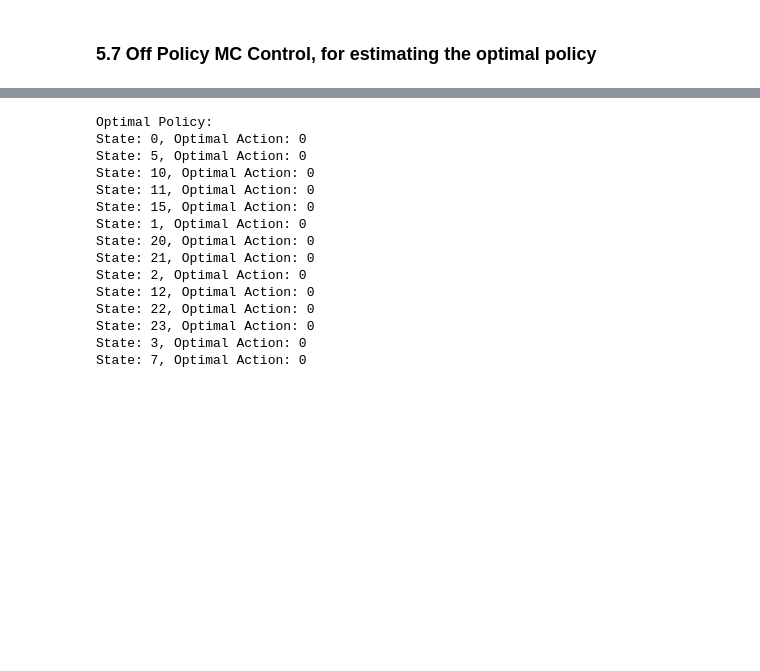
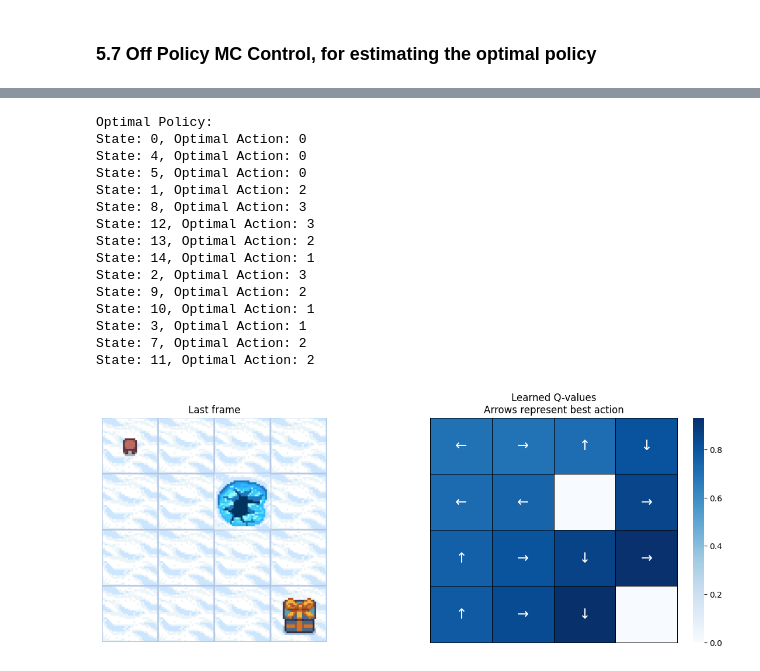
Before and after one commit to NathanZorndorf/reinforcement-learning-barto-sutton, a Jupyter notebook: chapter-5/Monte_Carlo.ipynb, the cells around one changed output, grey strips where cells are left out. Drawn from its saved outputs; the diff is of its cells as text; code cells hidden in the pictures; blank space fills up the shorter version.

```diff
--- a/chapter-5/Monte_Carlo.ipynb
+++ b/chapter-5/Monte_Carlo.ipynb
@@ -746,10 +749,27 @@ class Params(NamedTuple):
     proba_frozen: float  # Probability that a tile is frozen
     savefig_folder: Path  # Root folder where plots are saved
 # %%
+# writen a function that takes a dictionary that contains an array for each key, and returns a numpy array with the same keys and the max value for each array
+def dict_to_array_max(dict, map_size):
+    array = np.zeros(map_size*map_size)
+    for state in dict.keys():
+        array[state] = dict[state].max()
+    return array
+
+# write a function that takes a dictionary that contains an array for each key, and returns a numpy array with the same keys and the argmax value for each array
+def dict_to_array_argmax(dict, map_size):
+    array = np.zeros(map_size*map_size)
+    for state in dict.keys():
+        array[state] = dict[state].argmax()
+    return array
+
+
 def qtable_directions_map(qtable, map_size):
     """Get the best learned action & map it to arrows."""
-    qtable_val_max = qtable.max(axis=1).reshape(map_size, map_size)
-    qtable_best_action = np.argmax(qtable, axis=1).reshape(map_size, map_size)
+    qtable_val_max = dict_to_array_max(qtable, map_size).reshape(map_size, map_size)
+    qtable_best_action = dict_to_array_argmax(qtable, map_size).reshape(map_size, map_size)
+    # qtable_val_max = qtable.max(axis=1).reshape(map_size, map_size)
+    # qtable_best_action = np.argmax(qtable, axis=1).reshape(map_size, map_size)
     directions = {0: "←", 1: "↓", 2: "→", 3: "↑"}
     qtable_directions = np.empty(qtable_best_action.flatten().shape, dtype=str)
     eps = np.finfo(float).eps  # Minimum float number on the machine
@@ -794,60 +814,56 @@ def plot_q_values_map(qtable, env, map_size):
     plt.show()
 # %%
 params = Params(
-    total_episodes=2000,
-    learning_rate=0.8,
+    total_episodes=50000,
+    learning_rate=None,
     gamma=0.95,
-    epsilon=0.1,
-    map_size=5,
+    epsilon=0.5,
+    map_size=4,
     seed=123,
-    is_slippery=False,
-    n_runs=20,
+    is_slippery=True,
+    n_runs=None,
     action_size=None,
     state_size=None,
     proba_frozen=0.9,
     savefig_folder=Path("./"),
 )
 
 env = gym.make(
     "FrozenLake-v1",
     is_slippery=params.is_slippery,
     render_mode="rgb_array",
     desc=generate_random_map(
         size=params.map_size, p=params.proba_frozen, seed=params.seed
     ),
 )
 
-# Set hyperparameters
-num_episodes = 1000
-epsilon = 0.1
-gamma = 0.9  # No discounting for simplicity
 
 # Run on-policy Monte Carlo control
-optimal_Q, optimal_policy = off_policy_monte_carlo_control(env, num_episodes, epsilon, gamma)
+optimal_Q, optimal_policy = off_policy_monte_carlo_control(env, params.total_episodes, params.epsilon, params.gamma)
 
 # Display the optimal policy
 print("Optimal Policy:")
 for state, action_values in optimal_Q.items():
     optimal_action = np.argmax(action_values)
     print(f"State: {state}, Optimal Action: {optimal_action}")
 
 env.close()
 
-
-# plot_q_values_map(optimal_Q, env, params.map_size)
+plot_q_values_map(optimal_Q, env, params.map_size)
 # %% [output]
 Optimal Policy:
 State: 0, Optimal Action: 0
+State: 4, Optimal Action: 0
 State: 5, Optimal Action: 0
-State: 10, Optimal Action: 0
-State: 11, Optimal Action: 0
-State: 15, Optimal Action: 0
-State: 1, Optimal Action: 0
-State: 20, Optimal Action: 0
-State: 21, Optimal Action: 0
-State: 2, Optimal Action: 0
-State: 12, Optimal Action: 0
-State: 22, Optimal Action: 0
-State: 23, Optimal Action: 0
-State: 3, Optimal Action: 0
-State: 7, Optimal Action: 0
+State: 1, Optimal Action: 2
+State: 8, Optimal Action: 3
+State: 12, Optimal Action: 3
+State: 13, Optimal Action: 2
+State: 14, Optimal Action: 1
+State: 2, Optimal Action: 3
+State: 9, Optimal Action: 2
+State: 10, Optimal Action: 1
+State: 3, Optimal Action: 1
+State: 7, Optimal Action: 2
+State: 11, Optimal Action: 2
+[figure, added]
```
Also changed, not shown: parts of 5 cells of this notebook.
